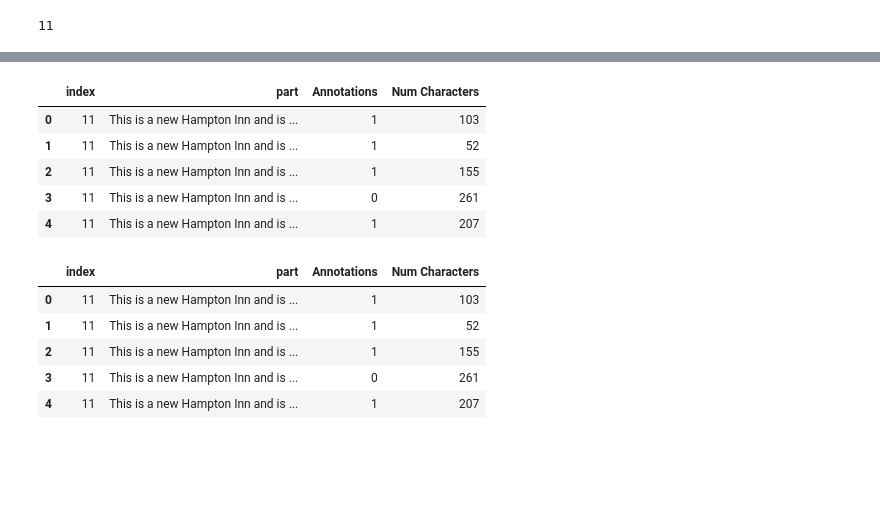
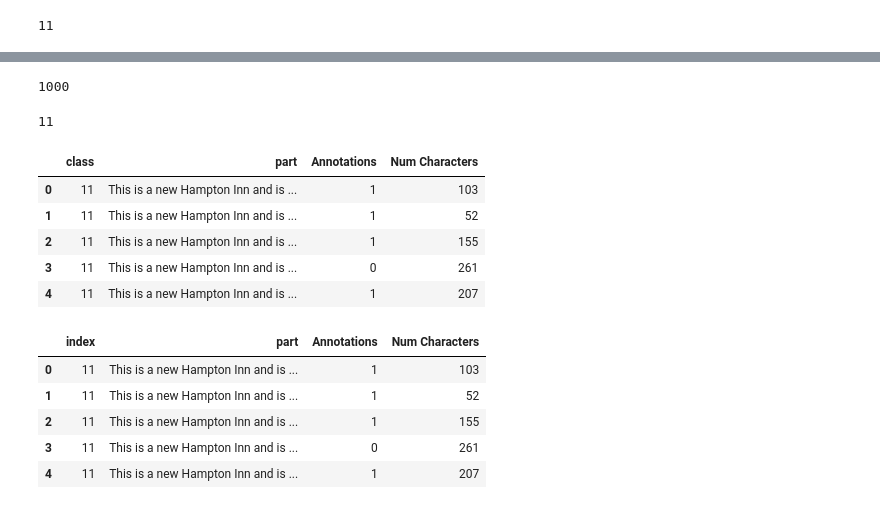
Before and after one commit to e-d-p-9/Hotel-Reviews, a Jupyter notebook: task2/hotel_sub_1_add_percentage.ipynb, the cells around one changed output, grey strips where cells are left out. Drawn from its saved outputs; the diff is of its cells as text; code cells hidden in the pictures; blank space fills up the shorter version.

Commit message:
change index to class for label and update notebook progression

```diff
--- a/task2/hotel_sub_1_add_percentage.ipynb
+++ b/task2/hotel_sub_1_add_percentage.ipynb
@@ -126,4 +107,3 @@ data.loc[data['']]
 # %%
-# retry without specifying index so we can see just the article assosiations
-# read in the new dataset with numcharacters column
-data = pd.read_csv("/Users/ethan/GitHub_Desktop/Hotel-Reviews/task2/hotel_sub_1_num_chars_col_added(macNumbers).csv")
+# read in index sorted hotelsub1 with new title for index column that really means class label
+df = pd.read_csv('/Users/ethan/GitHub_Desktop/Hotel-Reviews/task2/hotelsub1_index_sort_class.csv')
@@ -146,2 +110,2 @@ data
 # %%
-df = data
+df
@@ -147,0 +126,3 @@ df = data
+# %%
+unique_values = df['class'].unique()
+unique_values
@@ -148,7 +147,15 @@ df = data
+# %%
+len(unique_values)
+# %% [output]
+1000
+# %%
+unique_values[0]
+# %% [output]
+11
 # %%
-df.loc[df['index'] == values[0]]
+df.loc[df['class'] == unique_values[0]]
 # %% [output]
-|  | index | part | Annotations | Num Characters |
+|  | class | part | Annotations | Num Characters |
 | 0 | 11 | This is a new Hampton Inn and is ... | 1 | 103 |
 | 1 | 11 | This is a new Hampton Inn and is ... | 1 | 52 |
 | 2 | 11 | This is a new Hampton Inn and is ... | 1 | 155 |
```
Also changed, not shown: parts of 8 cells of this notebook, 1 other file.
